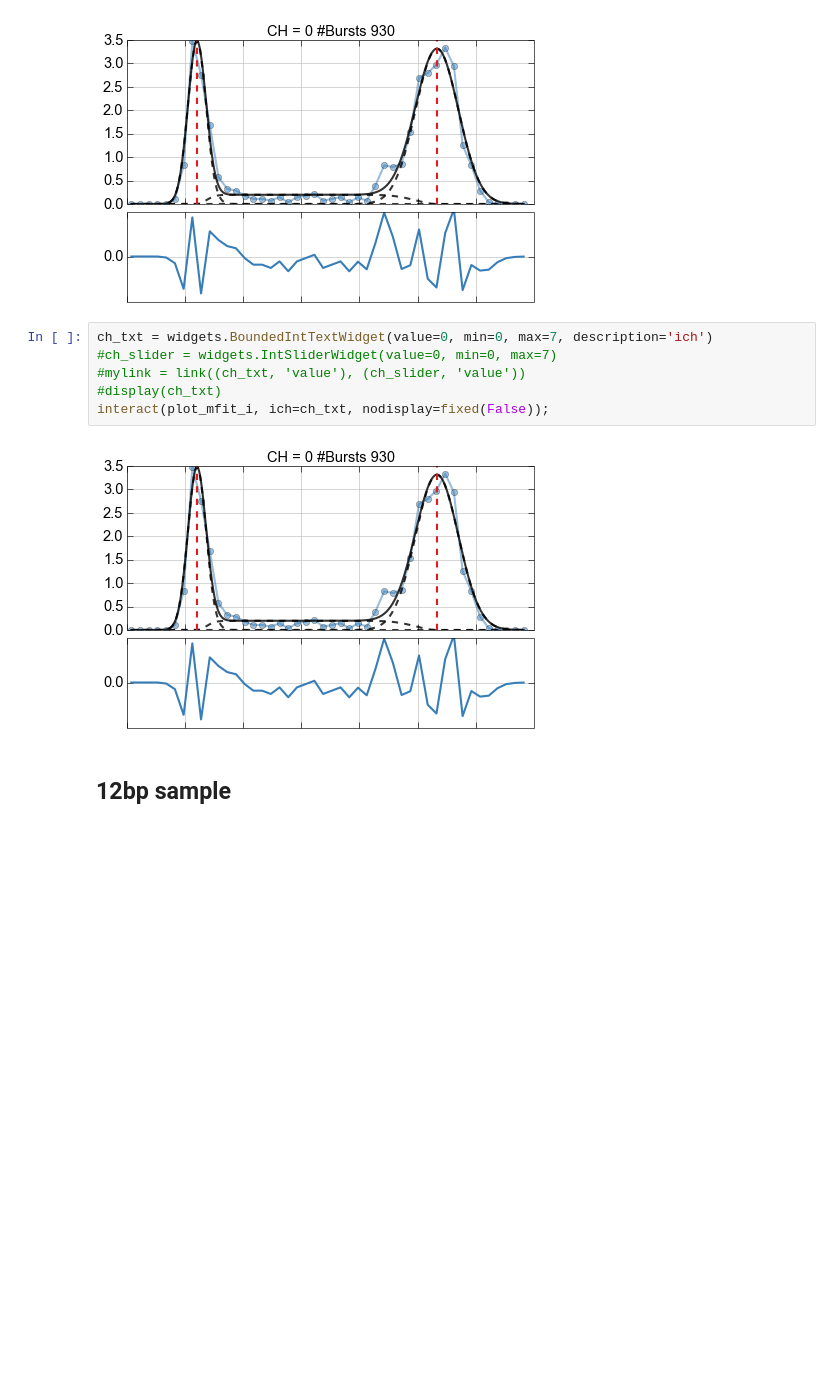
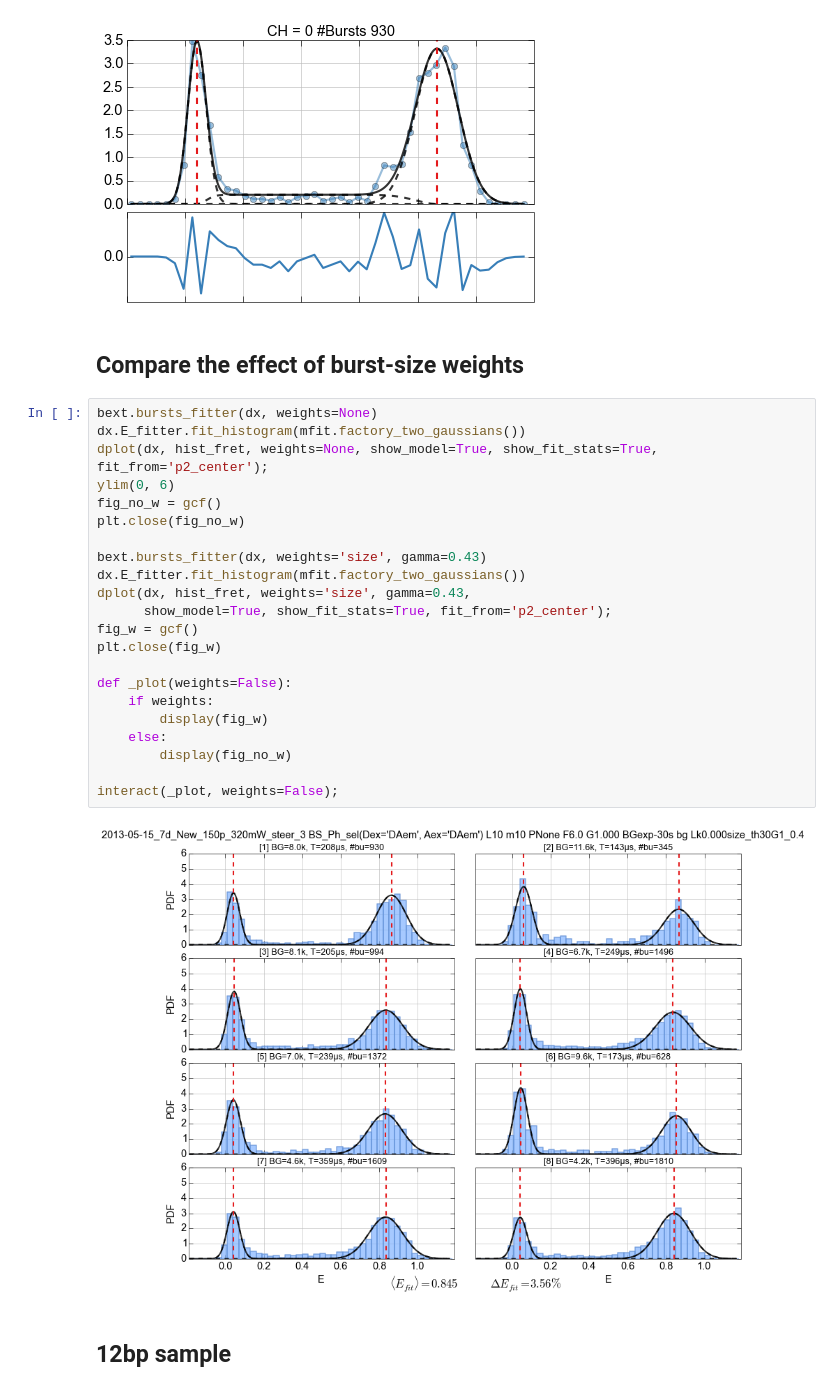
Before and after one commit to tritemio/multispot_paper_historical, a Jupyter notebook: Multi-spot 5-Samples analysis RAW.ipynb, the cells around one changed output. Saved outputs shown, nothing was run; the diff lists cells and outputs as text; blank space fills up the shorter version.

```diff
--- a/Multi-spot 5-Samples analysis RAW.ipynb
+++ b/Multi-spot 5-Samples analysis RAW.ipynb
@@ -265,14 +273,32 @@ display(ch_txt)
 interact(plot_mfit_i, ich=ch_slider, nodisplay=fixed(False));
 # %% [output]
 [figure]
-# %%
-ch_txt = widgets.BoundedIntTextWidget(value=0, min=0, max=7, description='ich')
-#ch_slider = widgets.IntSliderWidget(value=0, min=0, max=7)
-#mylink = link((ch_txt, 'value'), (ch_slider, 'value'))
-#display(ch_txt)
-interact(plot_mfit_i, ich=ch_txt, nodisplay=fixed(False));
-# %% [output]
-[figure, removed]
+# %% [markdown]
+## Compare the effect of burst-size weights
+# %%
+bext.bursts_fitter(dx, weights=None)
+dx.E_fitter.fit_histogram(mfit.factory_two_gaussians())
+dplot(dx, hist_fret, weights=None, show_model=True, show_fit_stats=True, fit_from='p2_center');
+ylim(0, 6)
+fig_no_w = gcf()
+plt.close(fig_no_w)
+
+bext.bursts_fitter(dx, weights='size', gamma=0.43)
+dx.E_fitter.fit_histogram(mfit.factory_two_gaussians())
+dplot(dx, hist_fret, weights='size', gamma=0.43,
+      show_model=True, show_fit_stats=True, fit_from='p2_center');
+fig_w = gcf()
+plt.close(fig_w)
+
+def _plot(weights=False):
+    if weights:
+        display(fig_w)
+    else:
+        display(fig_no_w)
+
+interact(_plot, weights=False);
+# %% [output]
+[figure, added]
 # %% [markdown]
 ## 12bp sample
 # %%
```
Also changed, not shown: parts of 36 cells of this notebook, 1 other file.
